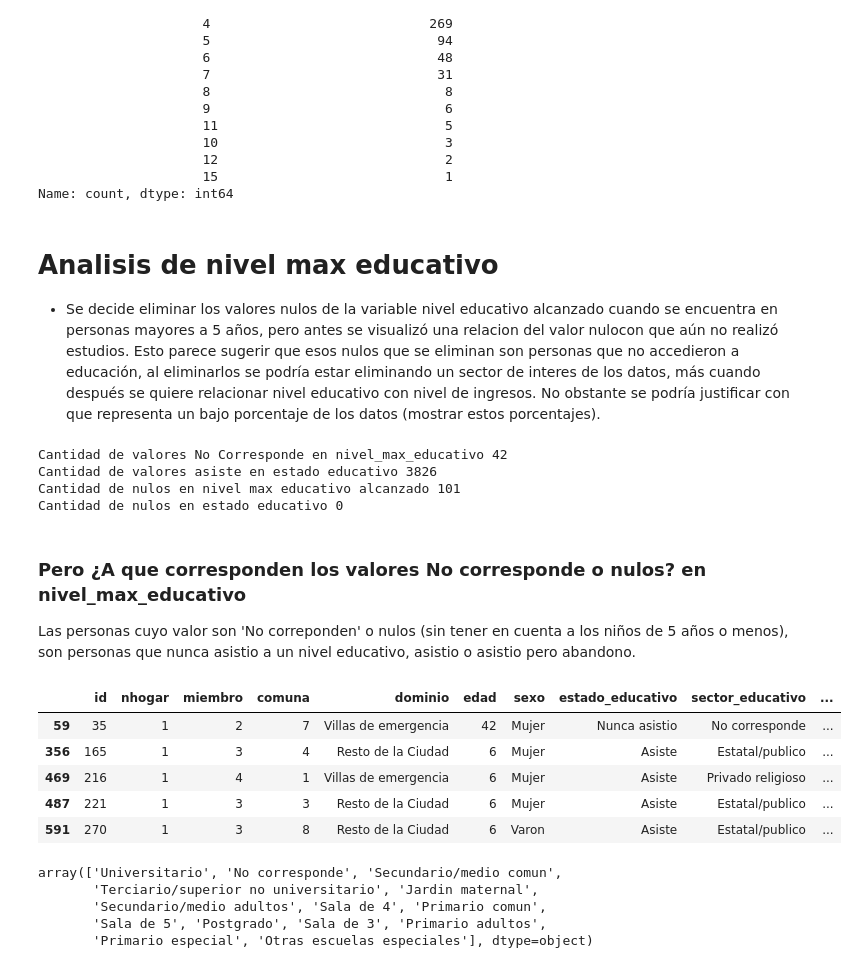
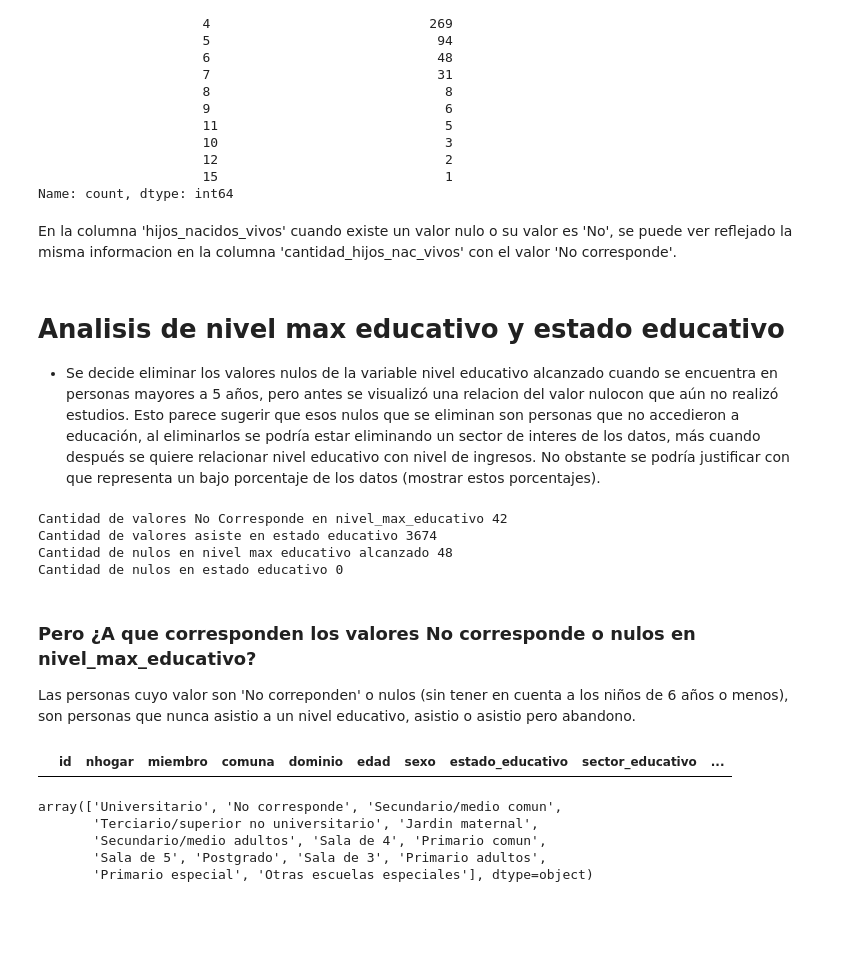
Before and after one commit to caucot/Dataset, a Jupyter notebook: Segunda Entrega/2da-preentrega-grupo8.ipynb, the cells around one changed output. Drawn from its saved outputs; the diff is of its cells as text; code cells hidden in the pictures; blank space fills up the shorter version.

```diff
--- a/Segunda Entrega/2da-preentrega-grupo8.ipynb
+++ b/Segunda Entrega/2da-preentrega-grupo8.ipynb
@@ -246,43 +226,43 @@ Si                   2                           1633
                      12                             2
                      15                             1
 Name: count, dtype: int64
+# %%
+# Elimino columna 'hijos_nacidos_vivos'
+datos.drop(columns=['hijos_nacidos_vivos'], inplace=True)
+# %% [markdown]
+En la columna 'hijos_nacidos_vivos' cuando existe un valor nulo o su valor es 'No', se puede ver reflejado la misma informacion en la columna 'cantidad_hijos_nac_vivos' con el valor 'No corresponde'.
 # %% [markdown]
-# Analisis de nivel max educativo
+# Analisis de nivel max educativo y estado educativo
 - Se decide eliminar los valores nulos de la variable nivel educativo alcanzado cuando se encuentra en personas mayores a 5 años, pero antes se visualizó una relacion del valor nulocon que aún no realizó estudios. Esto parece sugerir que esos nulos que se eliminan son personas que no accedieron a educación, al eliminarlos se podría estar eliminando un sector de interes de los datos, más cuando después se quiere relacionar nivel educativo con nivel de ingresos. No obstante se podría justificar con que representa un bajo porcentaje de los datos (mostrar estos porcentajes).
 # %%
 #Averiguamos la cantidad de valores 'nulos' y 'No corresponde' que existen en la columna nivel_max_educativo y nivel_actual
-#En personas que tengan 6 años hasta los 100 años.
-cant_secundario_no_corresponde= len(datos[(datos["edad"]<=100) & (datos["edad"]>=6) & (datos['nivel_max_educativo']=='No corresponde')])
-cant_estado_educativo_asiste= len(datos[(datos["edad"]<=100) & (datos["edad"]>=6) & (datos['estado_educativo']=='Asiste')])
+#En personas que tengan 7 años hasta los 100 años, los infantes de 6 años estan cursando Sala de 5 obsevando la columna 'Nivel_actual'.
+cant_secundario_no_corresponde= len(datos[(datos["edad"]<=100) & (datos["edad"]>=7) & (datos['nivel_max_educativo']=='No corresponde')])
+cant_estado_educativo_asiste= len(datos[(datos["edad"]<=100) & (datos["edad"]>=7) & (datos['estado_educativo']=='Asiste')])
 print(f'Cantidad de valores No Corresponde en nivel_max_educativo {cant_secundario_no_corresponde}')
 print(f'Cantidad de valores asiste en estado educativo {cant_estado_educativo_asiste}')
 
-cant_nulos_max_educativo = len(datos[(datos['nivel_max_educativo'].isnull()) & (datos["edad"]<=100) & (datos["edad"]>=6)])
-cant_nulos_estado_educativo = len(datos[(datos['estado_educativo'].isnull()) & (datos["edad"]<=100) & (datos["edad"]>=6)])
+cant_nulos_max_educativo = len(datos[(datos['nivel_max_educativo'].isnull()) & (datos["edad"]<=100) & (datos["edad"]>=7)])
+cant_nulos_estado_educativo = len(datos[(datos['estado_educativo'].isnull()) & (datos["edad"]<=100) & (datos["edad"]>=7)])
 print(f'Cantidad de nulos en nivel max educativo alcanzado {cant_nulos_max_educativo}')
 print(f'Cantidad de nulos en estado educativo {cant_nulos_estado_educativo}')
 # %% [output]
 Cantidad de valores No Corresponde en nivel_max_educativo 42
-Cantidad de valores asiste en estado educativo 3826
-Cantidad de nulos en nivel max educativo alcanzado 101
+Cantidad de valores asiste en estado educativo 3674
+Cantidad de nulos en nivel max educativo alcanzado 48
 Cantidad de nulos en estado educativo 0
 # %% [markdown]
-### Pero ¿A que corresponden los valores No corresponde o nulos? en nivel_max_educativo
-Las personas cuyo valor son 'No correponden' o nulos (sin tener en cuenta a los niños de 5 años o menos), son personas que nunca asistio a un nivel educativo, asistio o asistio pero abandono.
+### Pero ¿A que corresponden los valores No corresponde o nulos en nivel_max_educativo?
+Las personas cuyo valor son 'No correponden' o nulos (sin tener en cuenta a los niños de 6 años o menos), son personas que nunca asistio a un nivel educativo, asistio o asistio pero abandono.
 # %%
 columnas_temporales = ['id','nhogar','miembro','comuna','dominio','edad','sexo','estado_educativo','sector_educativo','nivel_actual','nivel_max_educativo','años_escolaridad']
 datos_temporales = datos[columnas_temporales].copy()
 # %%
-datos_temporales[(datos_temporales["edad"]<=100) & (datos["edad"]>=6) & (datos_temporales['nivel_max_educativo'].isnull()& (datos_temporales['nivel_max_educativo']=='No corresponde')].head(5)
+datos_temporales[(datos_temporales["edad"]<=100) & (datos_temporales["edad"]>=6) & (datos_temporales['nivel_max_educativo'].isnull()) & (datos_temporales['nivel_max_educativo']=='No corresponde')].head(5)
 #al observar los valores nulos y obsevando a su vez el estado educativo y nivel actual, se puede ver que asisten
 # a clases (muy extraño que sean nulos) aunque no tengan un valor.
 # %% [output]
 |  | id | nhogar | miembro | comuna | dominio | edad | sexo | estado_educativo | sector_educativo | ... |
-| 59 | 35 | 1 | 2 | 7 | Villas de emergencia | 42 | Mujer | Nunca asistio | No corresponde | ... |
-| 356 | 165 | 1 | 3 | 4 | Resto de la Ciudad | 6 | Mujer | Asiste | Estatal/publico | ... |
-| 469 | 216 | 1 | 4 | 1 | Villas de emergencia | 6 | Mujer | Asiste | Privado religioso | ... |
-| 487 | 221 | 1 | 3 | 3 | Resto de la Ciudad | 6 | Mujer | Asiste | Estatal/publico | ... |
-| 591 | 270 | 1 | 3 | 8 | Resto de la Ciudad | 6 | Varon | Asiste | Estatal/publico | ... |
 # %%
 datos['nivel_actual'].unique()
 # %% [output]
```
Also changed, not shown: parts of 63 cells of this notebook.
